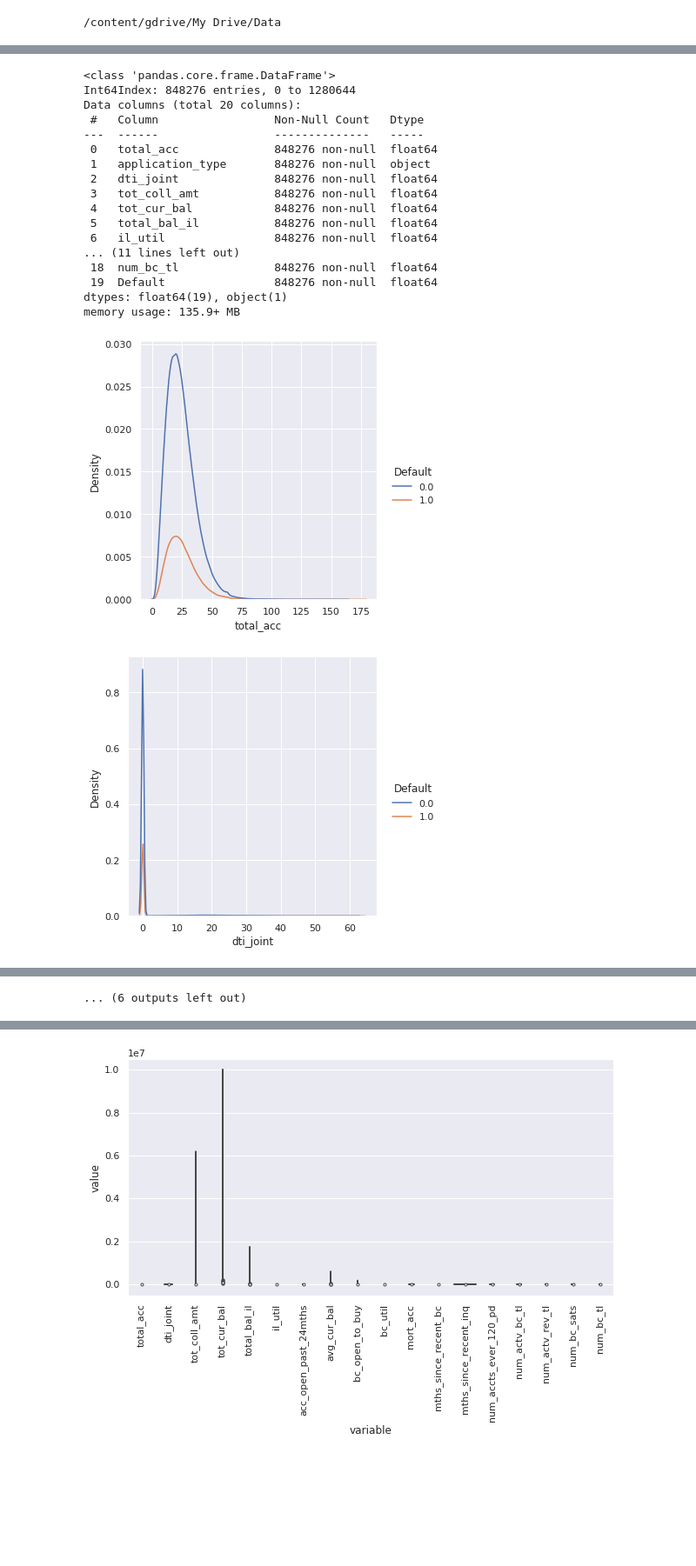
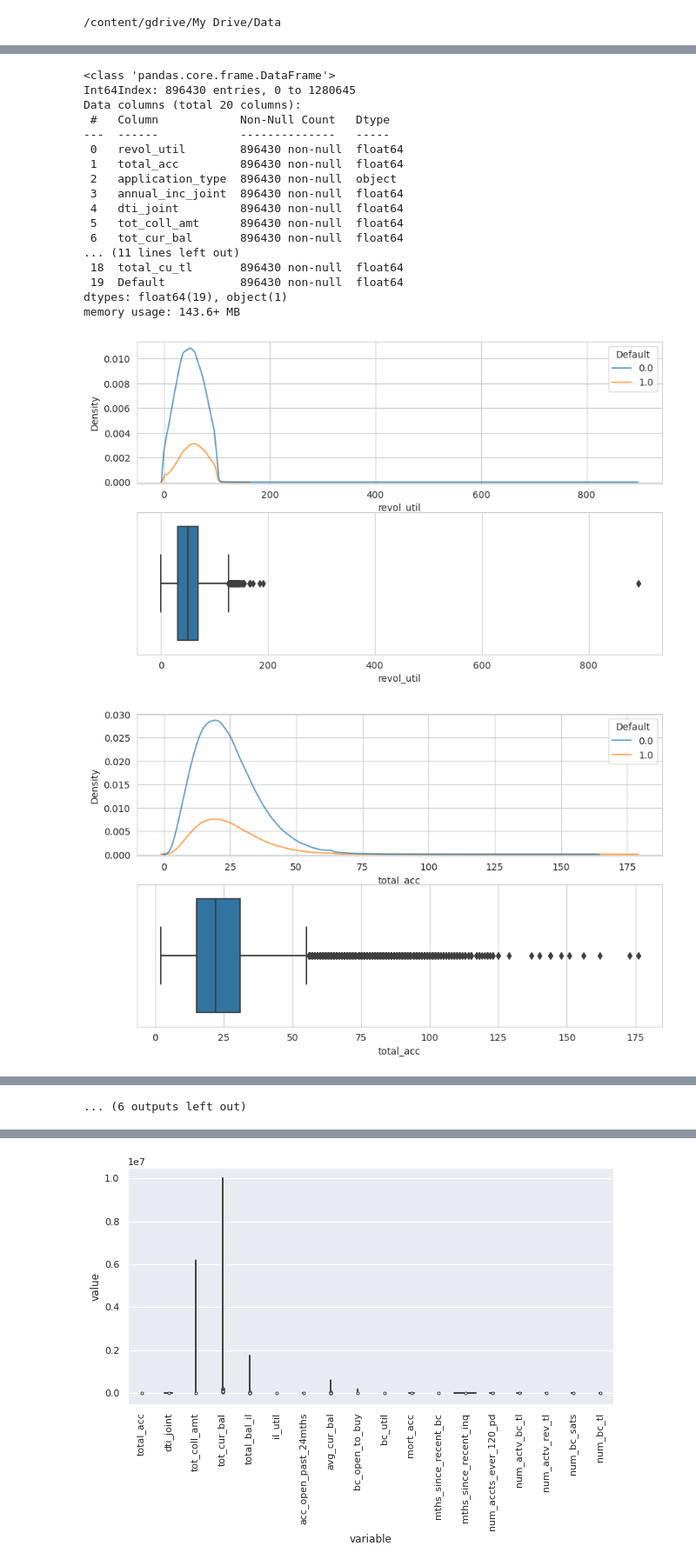
Before and after one commit to preetmodi/Credit-Risk-Analytics, a Jupyter notebook: Woe_calculation_H.ipynb, the cells around one changed output, grey strips where cells are left out. Shown at 87% size. Cells and saved outputs as stored; diff of their text form; code cells hidden in the pictures; blank space fills up the shorter version.

```diff
--- a/Woe_calculation_H.ipynb
+++ b/Woe_calculation_H.ipynb
@@ -63,7 +63,7 @@ import scorecardpy as sc
 # %% [output]
 /content/gdrive/My Drive/Data
 # %%
-train = pd.read_csv("Train.csv", low_memory=False, index_col=0)
+train = pd.read_csv("train_mean.csv", low_memory=False, index_col=0)
 test = pd.read_csv("Test.csv", low_memory=False, index_col=0)
 # %%
 train.Default = train.Default.astype(float)
@@ -77,29 +90,33 @@ train_mid_19.columns
 train_mid_19.info()
 # %% [output]
 <class 'pandas.core.frame.DataFrame'>
-Int64Index: 848276 entries, 0 to 1280644
+Int64Index: 896430 entries, 0 to 1280645
 Data columns (total 20 columns):
- #   Column                 Non-Null Count   Dtype
----  ------                 --------------   -----
- 0   total_acc              848276 non-null  float64
- 1   application_type       848276 non-null  object
- 2   dti_joint              848276 non-null  float64
- 3   tot_coll_amt           848276 non-null  float64
- 4   tot_cur_bal            848276 non-null  float64
- 5   total_bal_il           848276 non-null  float64
- 6   il_util                848276 non-null  float64
+ #   Column            Non-Null Count   Dtype
+---  ------            --------------   -----
+ 0   revol_util        896430 non-null  float64
+ 1   total_acc         896430 non-null  float64
+ 2   application_type  896430 non-null  object
+ 3   annual_inc_joint  896430 non-null  float64
+ 4   dti_joint         896430 non-null  float64
+ 5   tot_coll_amt      896430 non-null  float64
+ 6   tot_cur_bal       896430 non-null  float64
 ... (11 lines left out)
- 18  num_bc_tl              848276 non-null  float64
- 19  Default                848276 non-null  float64
+ 18  total_cu_tl       896430 non-null  float64
+ 19  Default           896430 non-null  float64
 dtypes: float64(19), object(1)
-memory usage: 135.9+ MB
+memory usage: 143.6+ MB
 # %%
-sns.set(color_codes=True)
+# sns.set_style("whitegrid")
 num_list = []
 for col_id in train_mid_19.columns[:-1]:
   if train_mid_19[col_id].dtype == "float64":
     num_list.append(col_id)
-    sns.displot(data = train_mid_19, x = col_id, hue = "Default", kind = 'kde')
+    fig, g = plt.subplots(2,1, figsize=(10,6))
+    sns.kdeplot(data = train_mid_19, x = col_id, hue= "Default", alpha=0.7, ax=g[0])
+    ymin, ymax = g[0].get_ylim()
+    g[0].set_ylim(ymin=ymin-(ymax/100), ymax=ymax)
+    sns.boxplot(data = train_mid_19, x = col_id,  ax=g[1])
 # %% [output]
-[figure, old version]
+[figure, new version]
-[figure, old version]
+[figure, new version]
```
Also changed, not shown: parts of 4 cells of this notebook.
